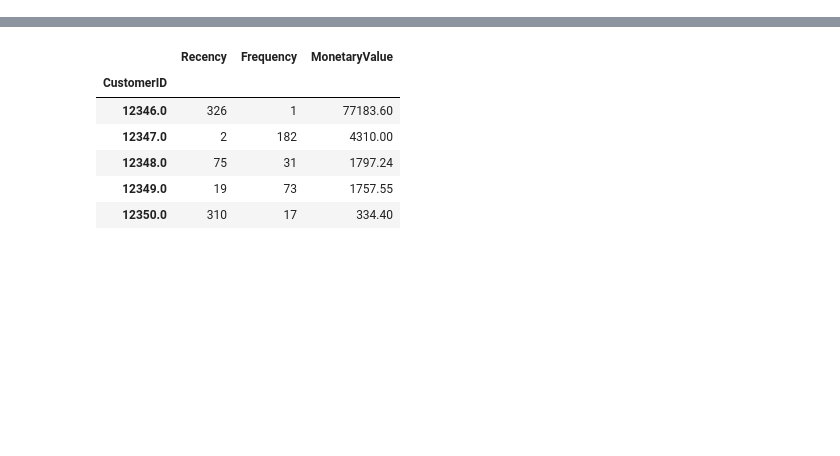
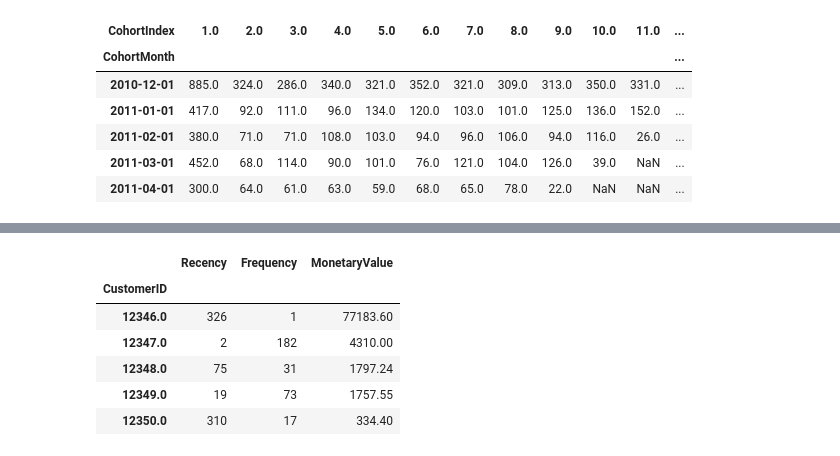
Before and after one commit to robetatis/custSeg, a Jupyter notebook: custSeg.ipynb, the cells around one changed output, grey strips where cells are left out. Drawn from its saved outputs; the diff is of its cells as text; code cells hidden in the pictures; blank space fills up the shorter version.

```diff
--- a/custSeg.ipynb
+++ b/custSeg.ipynb
@@ -61,8 +61,13 @@ df['CohortIndex'] = 12*(invYear - cohYear) + (invMonth - cohMonth) + 1
 # %%
 # no. active customers from each cohort
 cohort = df.groupby(['CohortMonth', 'CohortIndex'])['CustomerID'].apply(pd.Series.nunique).reset_index()
 cohortCount = cohort.pivot(index='CohortMonth', columns='CohortIndex', values='CustomerID')
-
-# retention rate
-cohortSizes = cohortCount.iloc[:, 0]
-ret = cohortCount.divide(cohortSizes, axis=0).round(3)*100
+cohortCount.head()
+# %% [output]
+| CohortIndex | 1.0 | 2.0 | 3.0 | 4.0 | 5.0 | 6.0 | 7.0 | 8.0 | 9.0 | 10.0 | 11.0 | ... |
+| CohortMonth |  |  |  |  |  |  |  |  |  |  |  | ... |
+| 2010-12-01 | 885.0 | 324.0 | 286.0 | 340.0 | 321.0 | 352.0 | 321.0 | 309.0 | 313.0 | 350.0 | 331.0 | ... |
+| 2011-01-01 | 417.0 | 92.0 | 111.0 | 96.0 | 134.0 | 120.0 | 103.0 | 101.0 | 125.0 | 136.0 | 152.0 | ... |
+| 2011-02-01 | 380.0 | 71.0 | 71.0 | 108.0 | 103.0 | 94.0 | 96.0 | 106.0 | 94.0 | 116.0 | 26.0 | ... |
+| 2011-03-01 | 452.0 | 68.0 | 114.0 | 90.0 | 101.0 | 76.0 | 121.0 | 104.0 | 126.0 | 39.0 | NaN | ... |
+| 2011-04-01 | 300.0 | 64.0 | 61.0 | 63.0 | 59.0 | 68.0 | 65.0 | 78.0 | 22.0 | NaN | NaN | ... |
```
Also changed, not shown: parts of 4 cells of this notebook.
